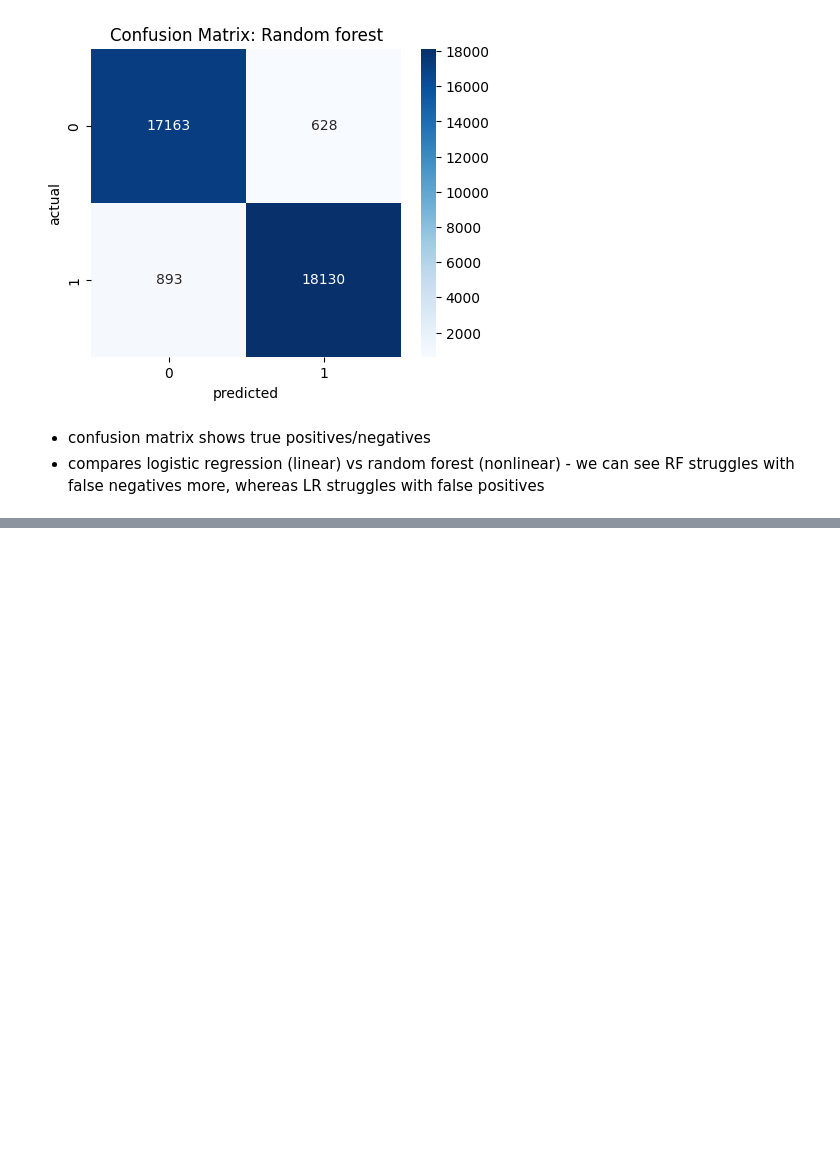
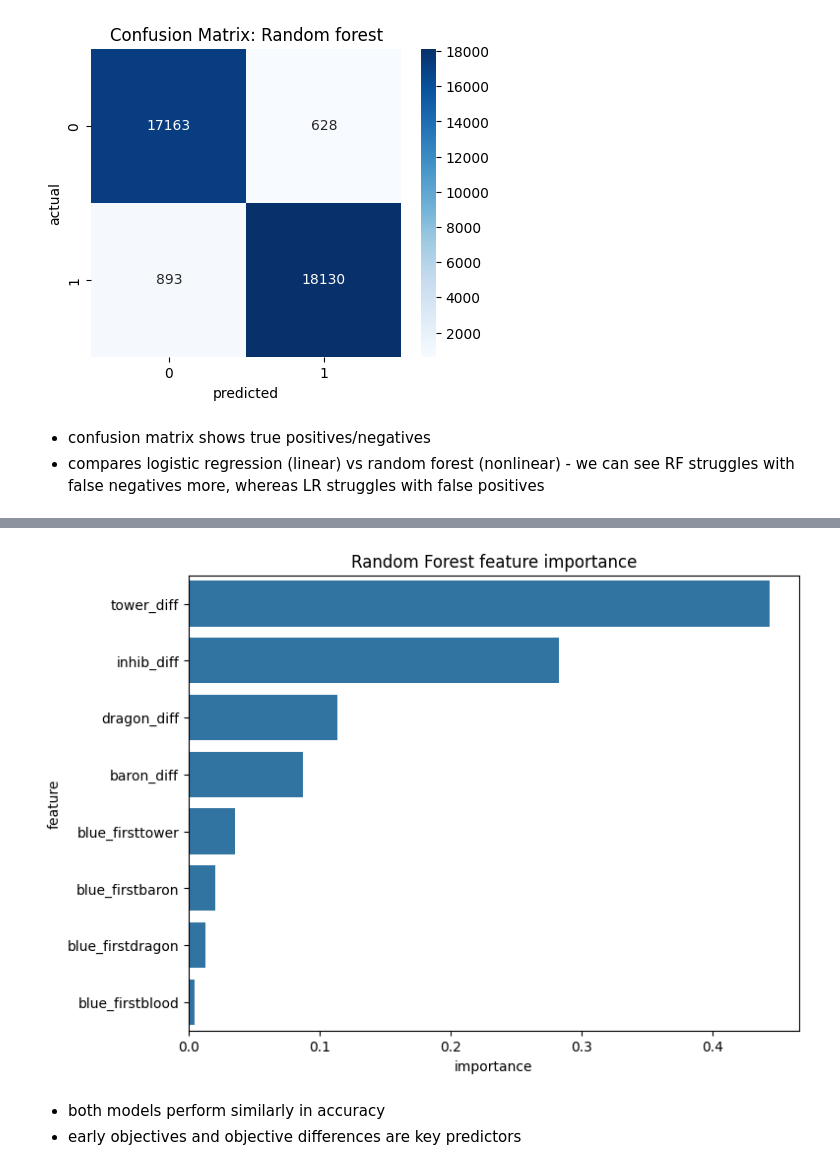
Before and after one commit to seiryuu9/ml-analysis-lol, a Jupyter notebook: notebooks/04_ModelEvaluation.ipynb, the cells around one changed output, grey strips where cells are left out. Drawn from its saved outputs; the diff is of its cells as text; code cells hidden in the pictures; blank space fills up the shorter version.

Commit message:
ntb5 - model optimization

```diff
--- a/notebooks/04_ModelEvaluation.ipynb
+++ b/notebooks/04_ModelEvaluation.ipynb
@@ -55,0 +73,15 @@ plot_confusion(y_test, y_pred_rf, 'Random forest')
+# %%
+# Random Forest feature importance - which match statistics influence the win prediction the most
+importances = rf_model.feature_importances_ # RF automatically tracks how much each feature contributes to reducing prediction error
+features = x_test.columns
+fi_df = pd.DataFrame({'feature': features, 'importance': importances}).sort_values('importance', ascending=False)
+
+plt.figure(figsize=(8,6))
+sns.barplot(x='importance', y='feature', data=fi_df)
+plt.title('Random Forest feature importance')
+plt.show()
+# %% [output]
+[figure, added]
+# %% [markdown]
+- both models perform similarly in accuracy
+- early objectives and objective differences are key predictors
```
Also changed, not shown: parts of 1 cell of this notebook, 2 other files.
